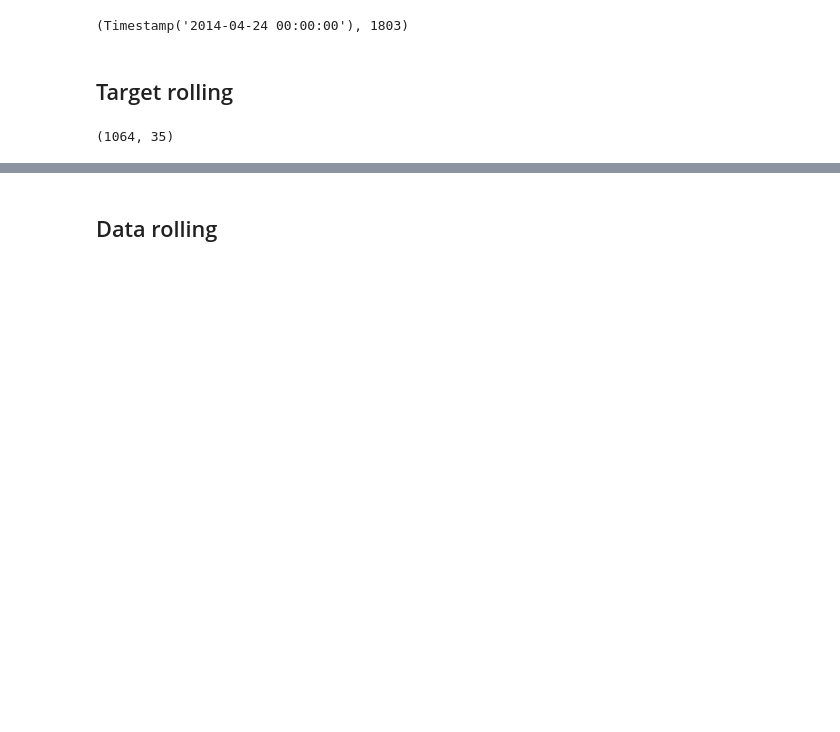
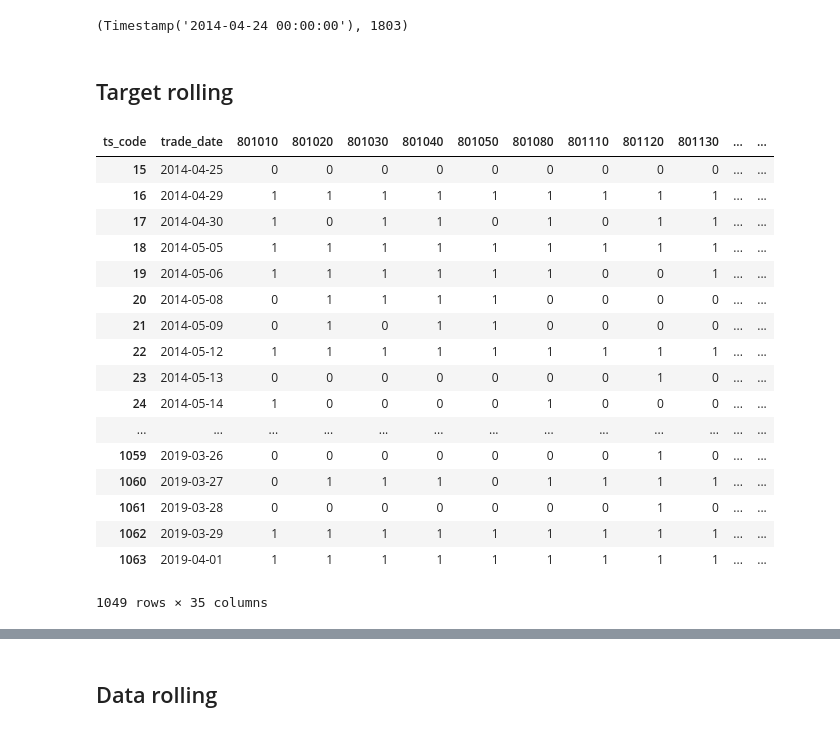
Before and after one commit to sharyxue/News-to-Predict-Stock-Movements, a Jupyter notebook: Code/Text/TextPreprocess.ipynb, the cells around one changed output, grey strips where cells are left out. Drawn from its saved outputs; the diff is of its cells as text; code cells hidden in the pictures; blank space fills up the shorter version.

```diff
--- a/Code/Text/TextPreprocess.ipynb
+++ b/Code/Text/TextPreprocess.ipynb
@@ -255,11 +255,31 @@ begin_date, subdate
 (Timestamp('2014-04-24 00:00:00'), 1803)
 # %% [markdown]
 ## Target rolling
+# %%
+tmp_target = target_df.iloc[::-1]
+limit_target_index = (tmp_target['trade_date'] >= '2014-04-25')
+tmp_target = tmp_target[limit_target_index]
 # %%
-tmp_target = target_df.iloc[::-1]
-tmp_target.shape
+tmp_target.iloc[::-1]
 # %% [output]
+| ts_code | trade_date | 801010 | 801020 | 801030 | 801040 | 801050 | 801080 | 801110 | 801120 | 801130 | ... | ... |
+| 15 | 2014-04-25 | 0 | 0 | 0 | 0 | 0 | 0 | 0 | 0 | 0 | ... | ... |
+| 16 | 2014-04-29 | 1 | 1 | 1 | 1 | 1 | 1 | 1 | 1 | 1 | ... | ... |
+| 17 | 2014-04-30 | 1 | 0 | 1 | 1 | 0 | 1 | 0 | 1 | 1 | ... | ... |
+| 18 | 2014-05-05 | 1 | 1 | 1 | 1 | 1 | 1 | 1 | 1 | 1 | ... | ... |
+| 19 | 2014-05-06 | 1 | 1 | 1 | 1 | 1 | 1 | 0 | 0 | 1 | ... | ... |
+| 20 | 2014-05-08 | 0 | 1 | 1 | 1 | 1 | 0 | 0 | 0 | 0 | ... | ... |
+| 21 | 2014-05-09 | 0 | 1 | 0 | 1 | 1 | 0 | 0 | 0 | 0 | ... | ... |
+| 22 | 2014-05-12 | 1 | 1 | 1 | 1 | 1 | 1 | 1 | 1 | 1 | ... | ... |
+| 23 | 2014-05-13 | 0 | 0 | 0 | 0 | 0 | 0 | 0 | 1 | 0 | ... | ... |
+| 24 | 2014-05-14 | 1 | 0 | 0 | 0 | 0 | 1 | 0 | 0 | 0 | ... | ... |
+| ... | ... | ... | ... | ... | ... | ... | ... | ... | ... | ... | ... | ... |
+| 1059 | 2019-03-26 | 0 | 0 | 0 | 0 | 0 | 0 | 0 | 1 | 0 | ... | ... |
+| 1060 | 2019-03-27 | 0 | 1 | 1 | 1 | 0 | 1 | 1 | 1 | 1 | ... | ... |
+| 1061 | 2019-03-28 | 0 | 0 | 0 | 0 | 0 | 0 | 0 | 1 | 0 | ... | ... |
+| 1062 | 2019-03-29 | 1 | 1 | 1 | 1 | 1 | 1 | 1 | 1 | 1 | ... | ... |
+| 1063 | 2019-04-01 | 1 | 1 | 1 | 1 | 1 | 1 | 1 | 1 | 1 | ... | ... |
-(1064, 35)
+1049 rows × 35 columns
 # %%
 rolling_date = []
 target_matrix = np.zeros(
```
Also changed, not shown: parts of 1 cell of this notebook.
